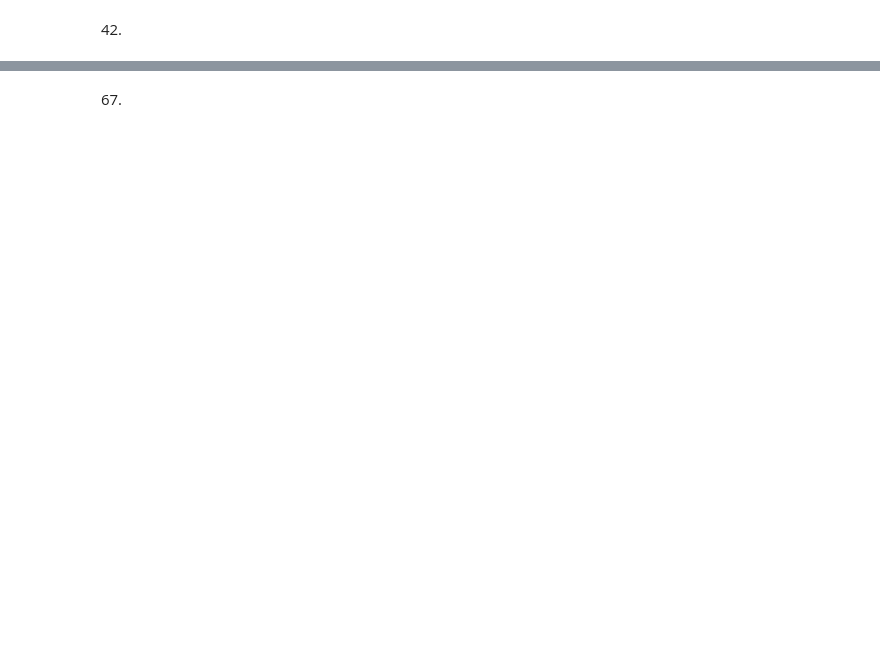
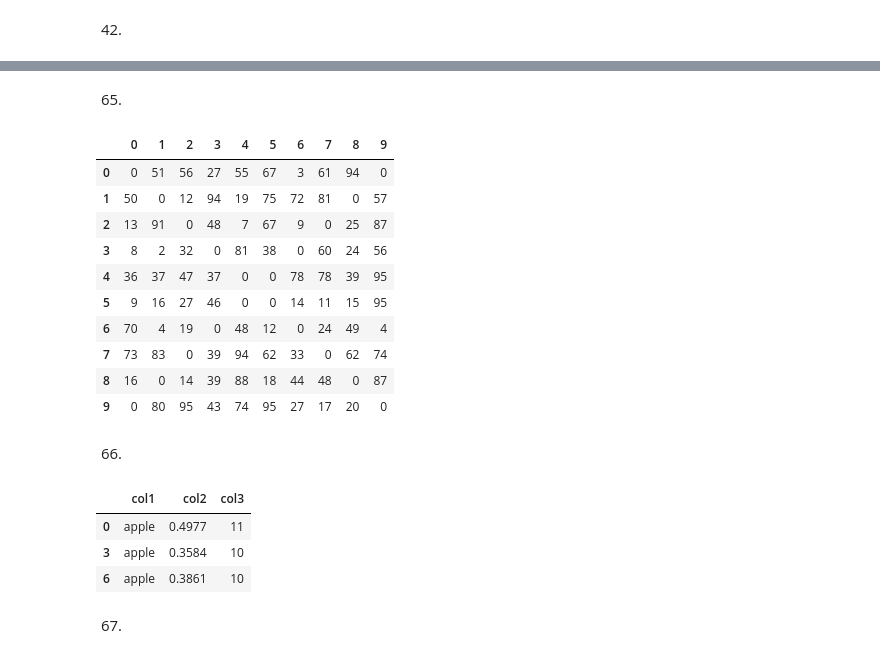
Before and after one commit to roazanas/DMandMLT, a Jupyter notebook: Pandas/tasks.ipynb, the cells around one changed output, grey strips where cells are left out. Drawn from its saved outputs; the diff is of its cells as text; code cells hidden in the pictures; blank space fills up the shorter version.

```diff
--- a/Pandas/tasks.ipynb
+++ b/Pandas/tasks.ipynb
@@ -572,3 +1052,38 @@ For example, when doing 'df[col].method(value, inplace=True)', try using 'df.met
+# %% [markdown]
+65.
+# %%
+df = pd.DataFrame(np.random.randint(1,100, 100).reshape(10, -1))
+np.fill_diagonal(df.values, 0)
+np.fill_diagonal(np.fliplr(df.values), 0)
+
+df
+# %% [output]
+|  | 0 | 1 | 2 | 3 | 4 | 5 | 6 | 7 | 8 | 9 |
+| 0 | 0 | 51 | 56 | 27 | 55 | 67 | 3 | 61 | 94 | 0 |
+| 1 | 50 | 0 | 12 | 94 | 19 | 75 | 72 | 81 | 0 | 57 |
+| 2 | 13 | 91 | 0 | 48 | 7 | 67 | 9 | 0 | 25 | 87 |
+| 3 | 8 | 2 | 32 | 0 | 81 | 38 | 0 | 60 | 24 | 56 |
+| 4 | 36 | 37 | 47 | 37 | 0 | 0 | 78 | 78 | 39 | 95 |
+| 5 | 9 | 16 | 27 | 46 | 0 | 0 | 14 | 11 | 15 | 95 |
+| 6 | 70 | 4 | 19 | 0 | 48 | 12 | 0 | 24 | 49 | 4 |
+| 7 | 73 | 83 | 0 | 39 | 94 | 62 | 33 | 0 | 62 | 74 |
+| 8 | 16 | 0 | 14 | 39 | 88 | 18 | 44 | 48 | 0 | 87 |
+| 9 | 0 | 80 | 95 | 43 | 74 | 95 | 27 | 17 | 20 | 0 |
+# %% [markdown]
+66.
+# %%
+df = pd.DataFrame({'col1': ['apple', 'banana', 'orange'] * 3,
+                  'col2': np.random.rand(9),
+                  'col3': np.random.randint(0, 15, 9)})
+df_grouped = df.groupby(['col1'])
+result = df_grouped.get_group('apple')
+
+result
+# %% [output]
+|  | col1 | col2 | col3 |
+| 0 | apple | 0.4977 | 11 |
+| 3 | apple | 0.3584 | 10 |
+| 6 | apple | 0.3861 | 10 |
 # %% [markdown]
 67.
 # %%
```
Also changed, not shown: parts of 71 cells of this notebook.
